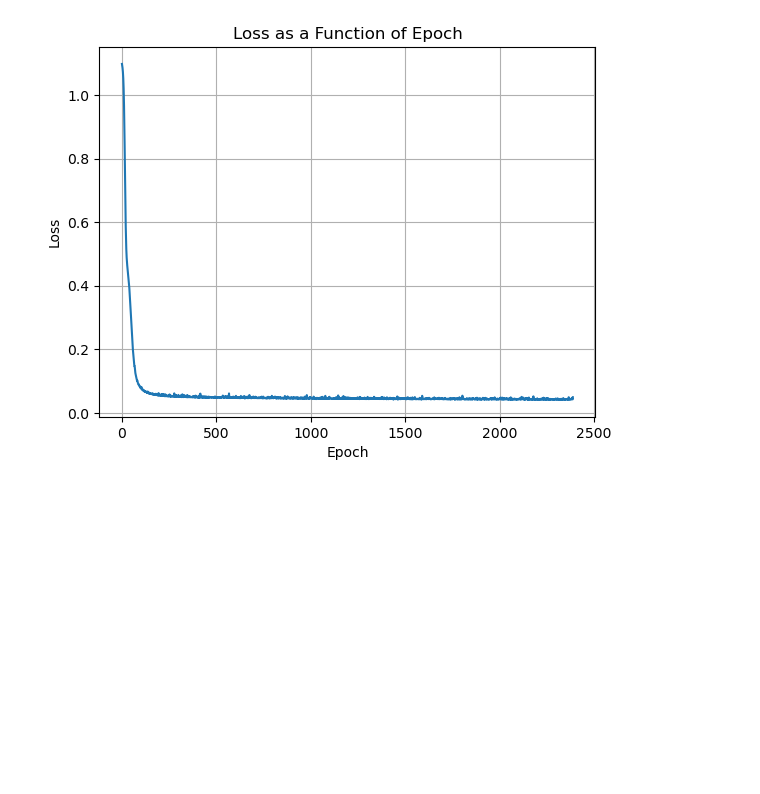
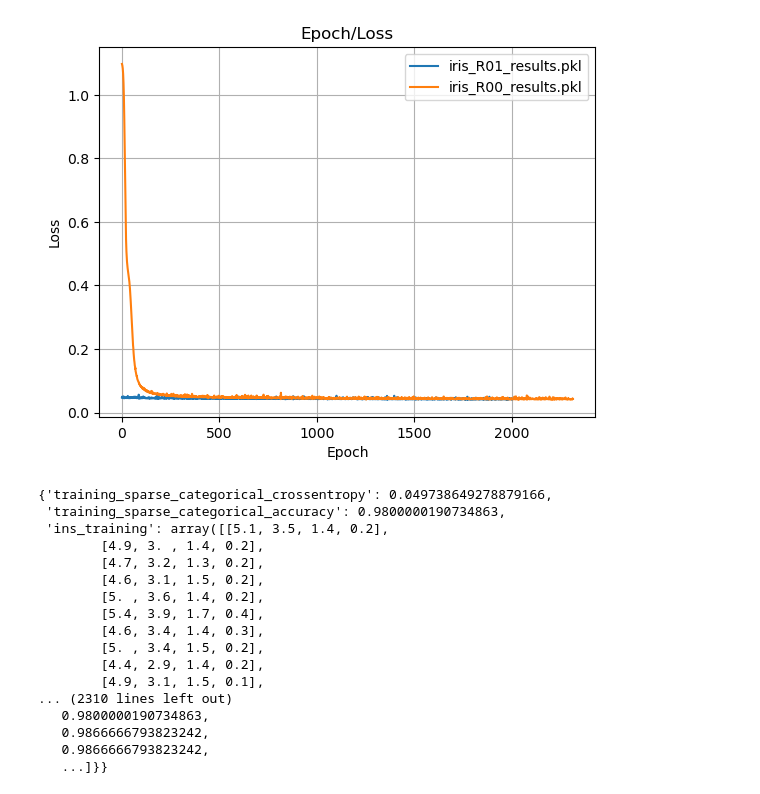
Before and after one commit to Symbiotic-Computing-Laboratory/zero2neuro, a Jupyter notebook: examples/iris/iris-pickle-viewer.ipynb, the cells around one changed output. Drawn from its saved outputs; the diff is of its cells as text; code cells hidden in the pictures; blank space fills up the shorter version.

Commit message:
Added generalized plotting to iris notebook. Also added the ability to see the output probabilities and what the model guessed with a total sum of the guesses at the end.

```diff
--- a/examples/iris/iris-pickle-viewer.ipynb
+++ b/examples/iris/iris-pickle-viewer.ipynb
@@ -1,22 +1,47 @@
 # %%
 import pickle
+import pandas as pd
 import matplotlib.pyplot as plt
 import numpy as np
-with open('./results/iris_R00_results.pkl', 'rb') as file:
-    data = pickle.load(file)
+import os
+# Will probably have to make look nicer but tried to make it as generic as possible.
+# Assume the directory for the results is a subdirectory of working directory.
+directory ='./results'
+for filename in os.listdir(directory): # For each file in directory
+    if filename.endswith('.pkl'): # Find files that are pickle files
+        file_path = os.path.join(directory, filename) # Get the file path for those files
+        with open(file_path, 'rb') as pickle_file: # Open the files
+            data = pickle.load(pickle_file) # Grab the data from pickle
+            plt.plot(data['history']['loss'], label=filename) # Grab the loss data and plot
+plt.xlabel('Epoch')
+plt.ylabel('Loss')
+plt.title('Epoch/Loss')
+plt.grid(True)
+plt.legend() # Show the legend
+# Saving functions
+# plt.savefig("file/path.png")
+# plt.savefig("file/path.pdf")
+plt.show() # Show plot
+data
+# %% [output]
+[figure, added]
+{'training_sparse_categorical_crossentropy': 0.049738649278879166,
+ 'training_sparse_categorical_accuracy': 0.9800000190734863,
+ 'ins_training': array([[5.1, 3.5, 1.4, 0.2],
+        [4.9, 3. , 1.4, 0.2],
+        [4.7, 3.2, 1.3, 0.2],
+        [4.6, 3.1, 1.5, 0.2],
+        [5. , 3.6, 1.4, 0.2],
+        [5.4, 3.9, 1.7, 0.4],
+        [4.6, 3.4, 1.4, 0.3],
+        [5. , 3.4, 1.5, 0.2],
+        [4.4, 2.9, 1.4, 0.2],
+        [4.9, 3.1, 1.5, 0.1],
+... (2310 lines left out)
+   0.9800000190734863,
+   0.9866666793823242,
+   0.9866666793823242,
+   ...]}}
-# %%
-loss = data['history']['loss'] # grabs the loss data from the pickle
-plt.plot(loss)
-plt.xlabel('Epoch')
-plt.ylabel('Loss')
-plt.title('Loss as a Function of Epoch') # Might rename later
-plt.grid(True)
-# Saving functions
-# plt.savefig("file/path.png")
-# plt.savefig("file/path.pdf")
-plt.show()
-# %% [output]
-[figure, removed]
 # %%
 # Show data and what model predicted
 # print('Training Data\n', data['ins_training'])
```
Also changed, not shown: parts of 1 cell of this notebook.
